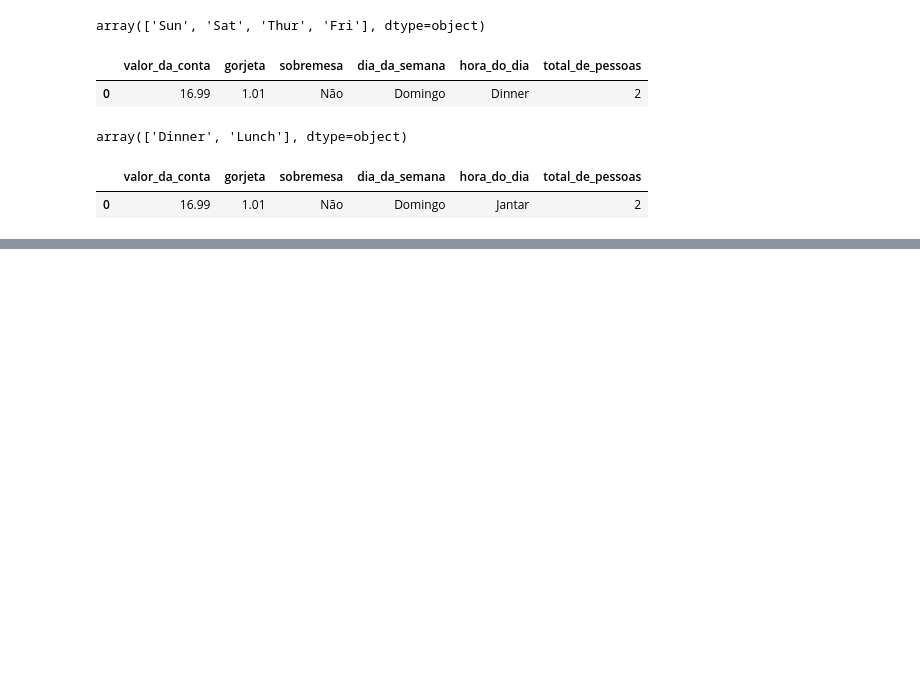
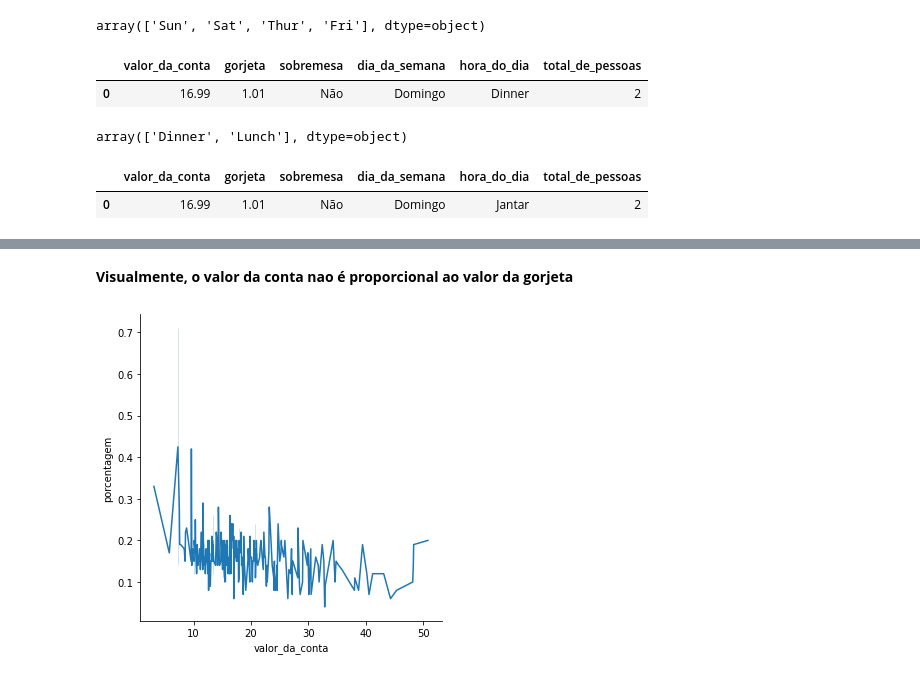
Before and after one commit to joutav/Curso-SeaBorn, a Jupyter notebook: EDA-Gorjetas.ipynb, the cells around one changed output, grey strips where cells are left out. Cells and saved outputs as stored; diff of their text form; code cells hidden in the pictures; blank space fills up the shorter version.

```diff
--- a/EDA-Gorjetas.ipynb
+++ b/EDA-Gorjetas.ipynb
@@ -92,0 +172,6 @@ gorjetas.head(1)
+# %% [markdown]
+**Visualmente, o valor da conta nao é proporcional ao valor da gorjeta**
+# %%
+porcentagem_conta_linha = sns.relplot(x = 'valor_da_conta', y = 'porcentagem', kind='line', data = gorjetas)
+# %% [output]
+[figure, added]
```
Also changed, not shown: parts of 15 cells of this notebook.
